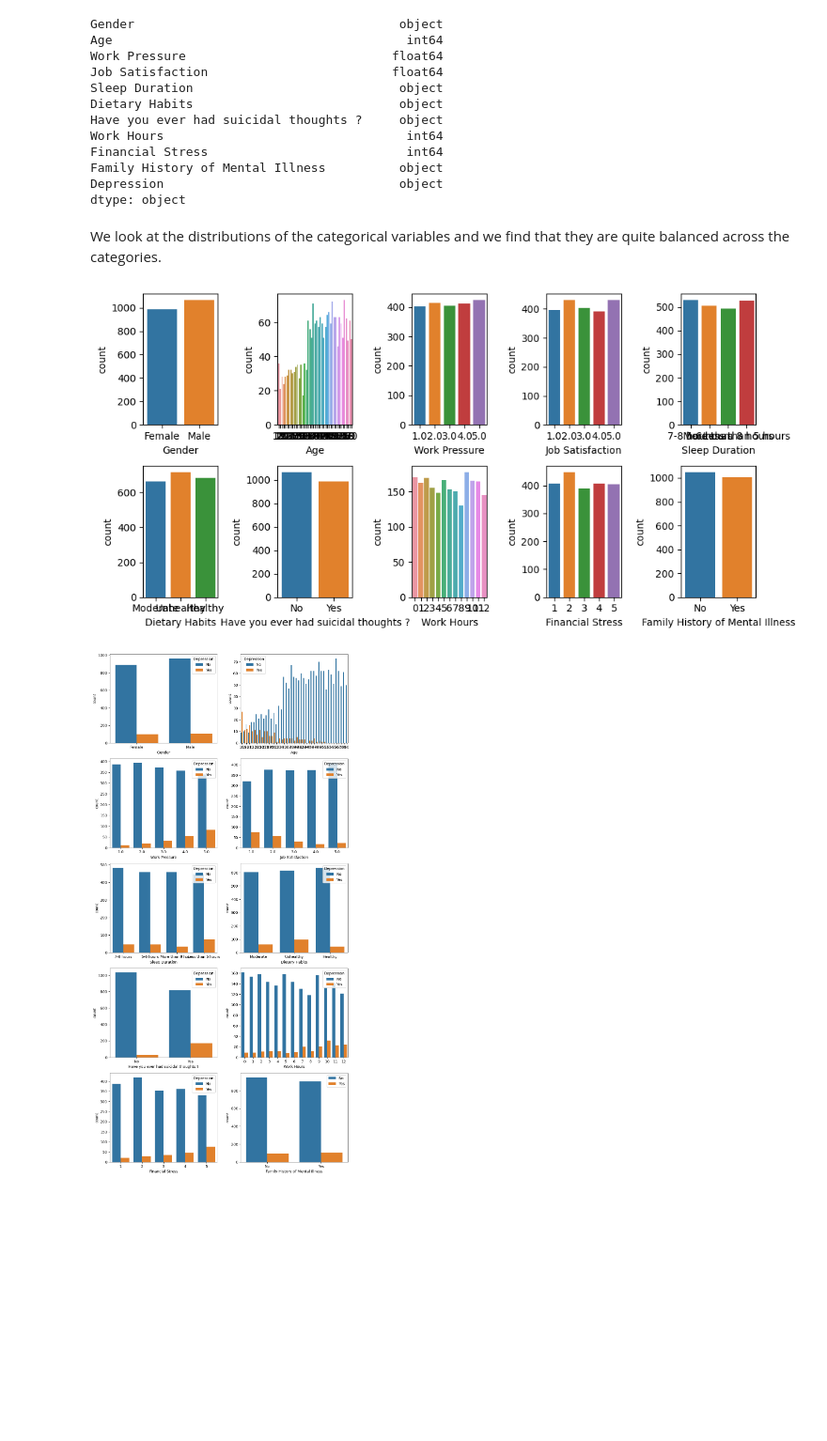
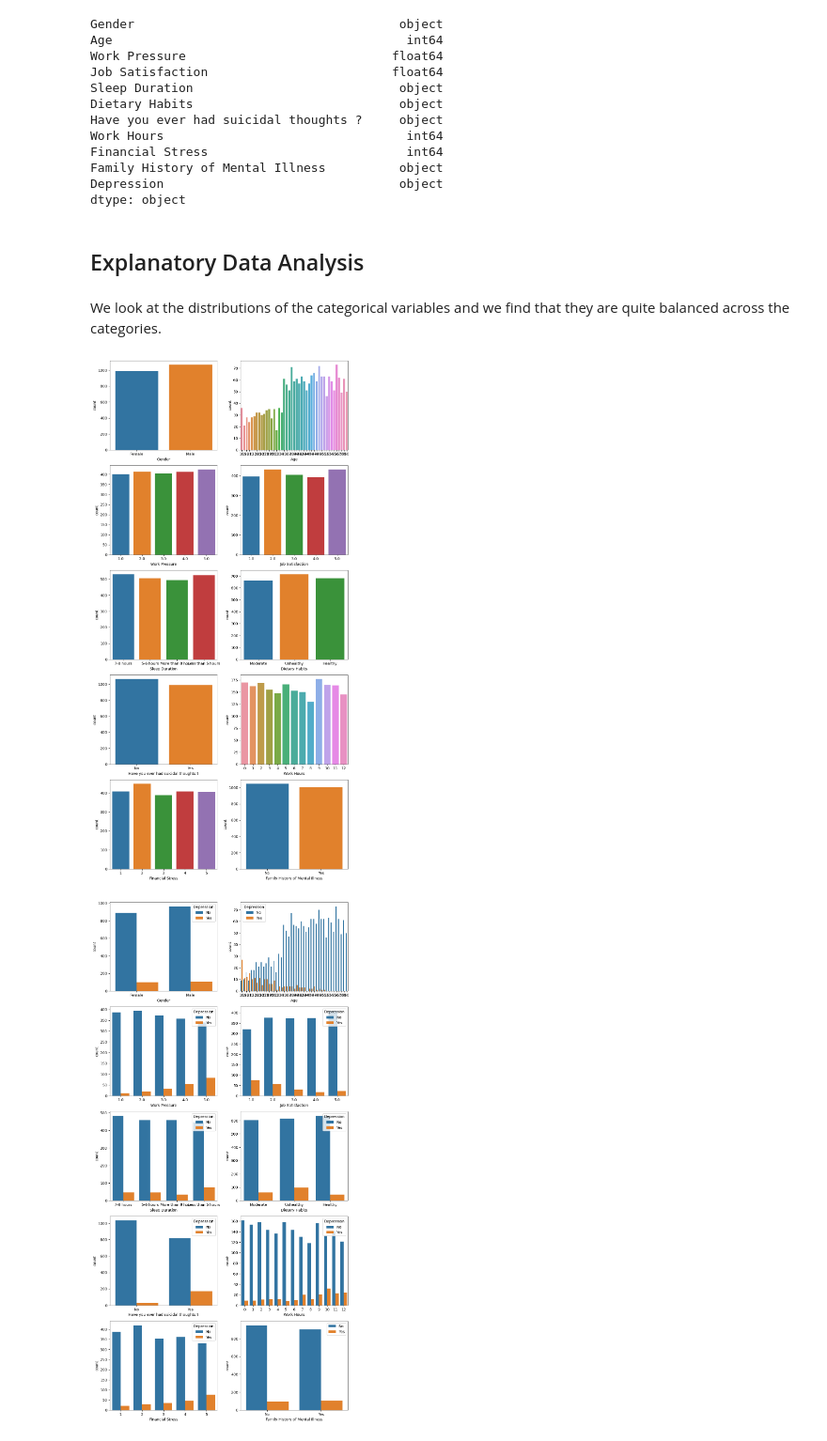
Before and after one commit to jojoroy/Depression, a Jupyter notebook: depression.ipynb, the cells around one changed output. Shown at 94% size. Saved outputs shown, nothing was run; the diff lists cells and outputs as text; code cells hidden in the pictures; blank space fills up the shorter version.

```diff
--- a/depression.ipynb
+++ b/depression.ipynb
@@ -89,24 +91,26 @@ Financial Stress                           int64
 Family History of Mental Illness          object
 Depression                                object
 dtype: object
+# %% [markdown]
+## Explanatory Data Analysis
 # %%
 import matplotlib.pyplot as plt
 import seaborn as sns
 # %% [markdown]
 We look at the distributions of the categorical variables and we find that they are quite balanced across the categories.
 # %%
-fig,ax=plt.subplots(2,5,figsize=(10,5))
+fig,ax=plt.subplots(5,2,figsize=(10,20))
 
 j=0
 for i,t in enumerate(df.columns[:-1]):
 
-    ax[i//5][i%5]=sns.countplot(x=df[t],ax=ax[i//5][i%5])
+    ax[i//2][i%2]=sns.countplot(x=df[t],ax=ax[i//2][i%2])
     j+=1
 
 fig.tight_layout()
 plt.show()
 # %% [output]
-[figure, old version]
+[figure, new version]
 # %%
 fig,ax=plt.subplots(5,2,figsize=(10,20))
 
```
Also changed, not shown: parts of 21 cells of this notebook.
